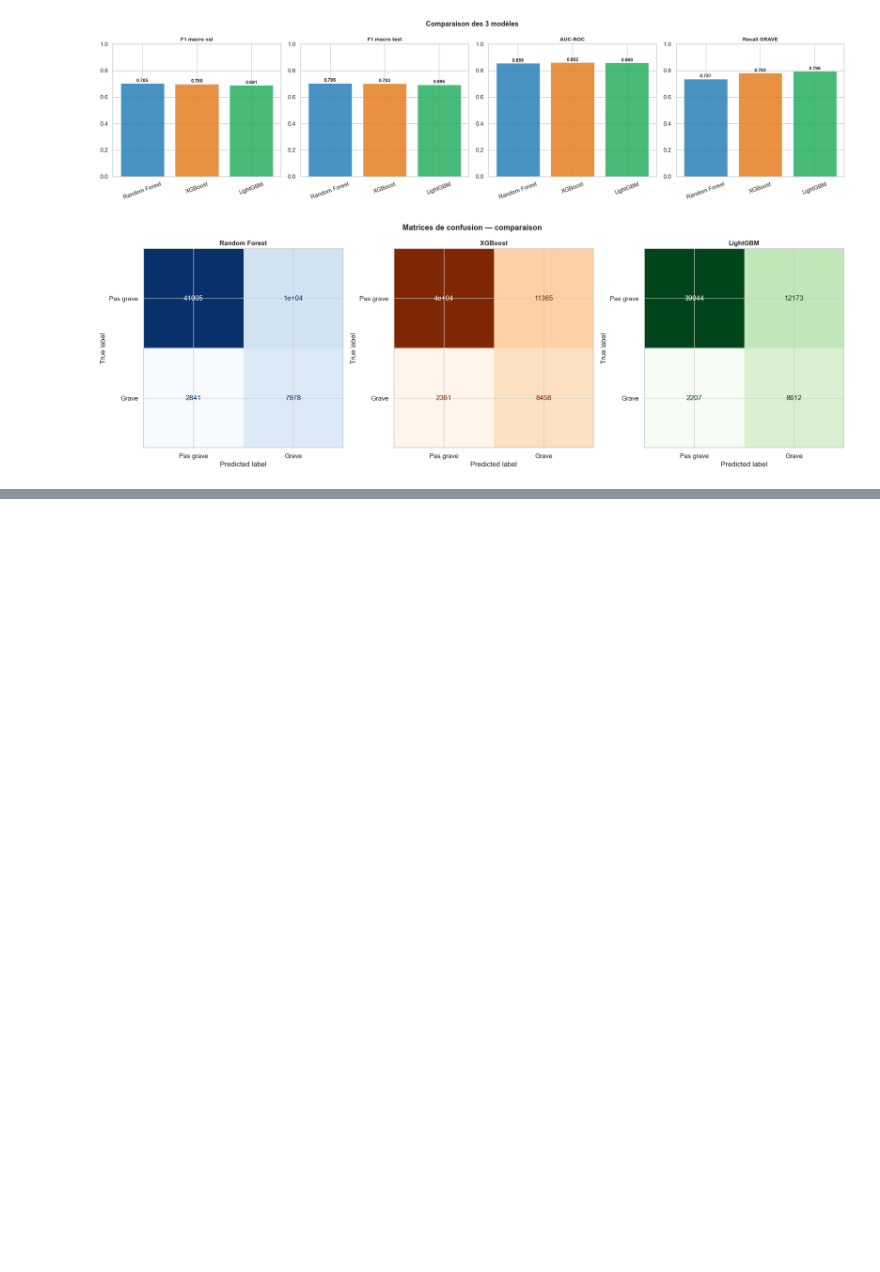
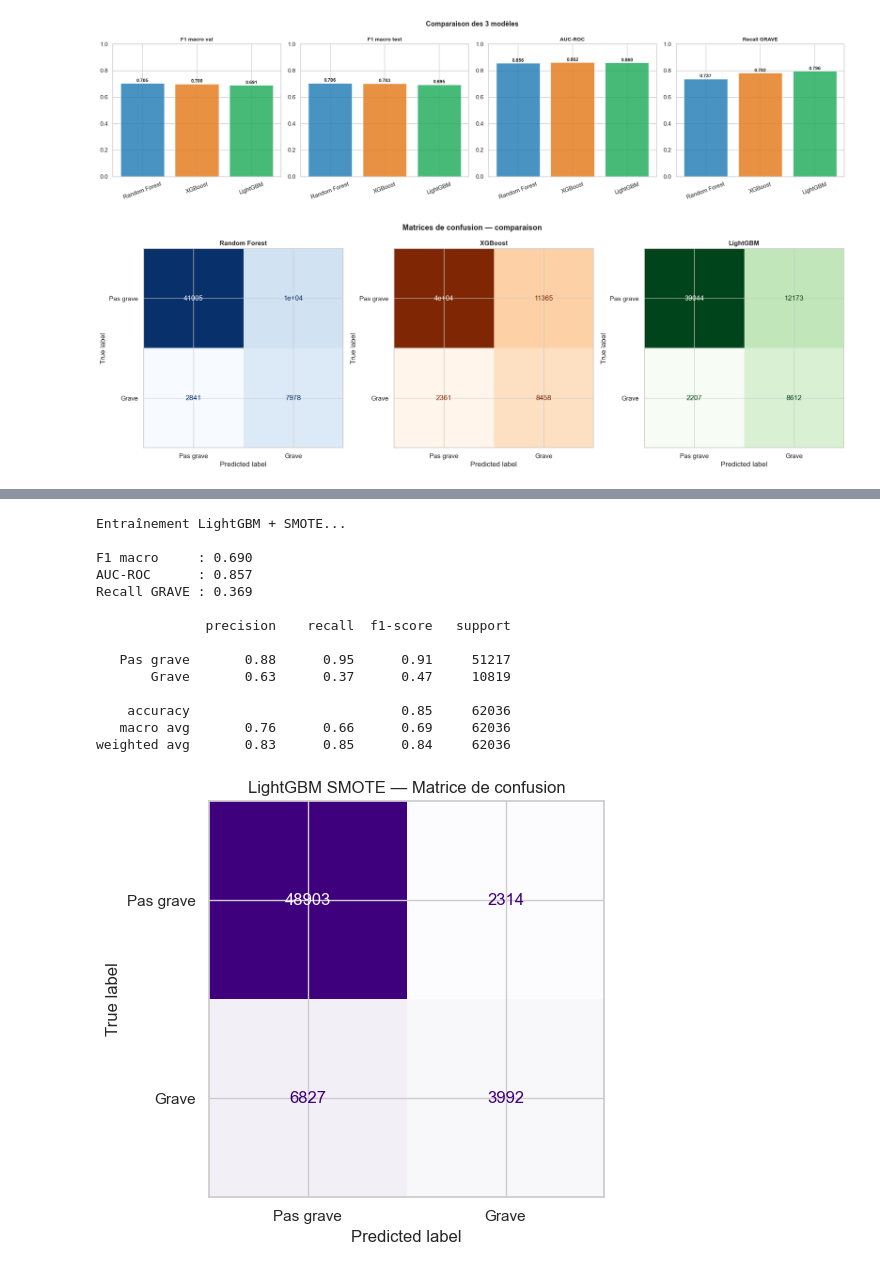
Before and after one commit to Meriem69/Routezone, a Jupyter notebook: notebooks/notebook_04_modelisation.ipynb, the cells around one changed output, grey strips where cells are left out. Drawn from its saved outputs; the diff is of its cells as text; code cells hidden in the pictures; blank space fills up the shorter version.

Commit message:
feat: analyse desequilibre classes (SMOTE + threshold) — seuil 0.5 retenu

```diff
--- a/notebooks/notebook_04_modelisation.ipynb
+++ b/notebooks/notebook_04_modelisation.ipynb
@@ -781,0 +799,15 @@ plt.show()
+# %%
+# Rééquilibrage uniquement sur le train
+smote = SMOTE(random_state=42)
+X_train_sm, y_train_sm = smote.fit_resample(X_train, y_train)
+
+print('Distribution AVANT SMOTE (train) :')
+for val, cnt in sorted(pd.Series(y_train).value_counts().items()):
+    print(f'  {labels[val]:<12} : {cnt:>8,} ({cnt/len(y_train)*100:.1f}%)')
+
+print('\nDistribution APRÈS SMOTE (train) :')
+for val, cnt in sorted(pd.Series(y_train_sm).value_counts().items()):
+    print(f'  {labels[val]:<12} : {cnt:>8,} ({cnt/len(y_train_sm)*100:.1f}%)')
+
+print(f'\nTaille train avant : {len(X_train):,}')
+print(f'Taille train après : {len(X_train_sm):,}')
@@ -781,0 +825,63 @@ plt.show()
+# %%
+with mlflow.start_run(run_name='LightGBM_SMOTE'):
+
+    params_lgbm_smote = {
+        'n_estimators':    200,
+        'max_depth':       10,
+        'learning_rate':   0.1,
+        'num_leaves':      63,
+        'subsample':       0.8,
+        'colsample_bytree':0.8,
+        # Pas de class_weight : SMOTE a déjà rééquilibré le dataset
+        'random_state':    42,
+        'n_jobs':          -1,
+        'verbose':         -1
+    }
+    mlflow.log_params(params_lgbm_smote)
+    mlflow.log_param('resampling', 'SMOTE')
+
+    print('Entraînement LightGBM + SMOTE...')
+    lgbm_smote = LGBMClassifier(**params_lgbm_smote)
+    lgbm_smote.fit(X_train_sm, y_train_sm)
+
+    y_pred_smote  = lgbm_smote.predict(X_test)
+    y_proba_smote = lgbm_smote.predict_proba(X_test)[:, 1]
+
+    f1m_smote    = f1_score(y_test, y_pred_smote, average='macro')
+    auc_smote    = roc_auc_score(y_test, y_proba_smote)
+    recall_smote = recall_score(y_test, y_pred_smote, pos_label=1)
+
+    mlflow.log_metric('f1_macro',     f1m_smote)
+    mlflow.log_metric('auc_roc',      auc_smote)
+    mlflow.log_metric('recall_grave', recall_smote)
+
+    print(f'\nF1 macro     : {f1m_smote:.3f}')
+    print(f'AUC-ROC      : {auc_smote:.3f}')
+    print(f'Recall GRAVE : {recall_smote:.3f}')
+    print()
+    print(classification_report(y_test, y_pred_smote, target_names=['Pas grave', 'Grave']))
+
+    # Matrice de confusion
+    fig, ax = plt.subplots(figsize=(6, 5))
+    cm_smote = confusion_matrix(y_test, y_pred_smote)
+    ConfusionMatrixDisplay(cm_smote, display_labels=labels).plot(ax=ax, cmap='Purples', colorbar=False)
+    ax.set_title('LightGBM SMOTE — Matrice de confusion')
+    plt.tight_layout()
+    plt.savefig('./visualisations/viz_model_smote.png', dpi=150, bbox_inches='tight')
+    plt.show()
+# %% [output]
+Entraînement LightGBM + SMOTE...
+
+F1 macro     : 0.690
+AUC-ROC      : 0.857
+Recall GRAVE : 0.369
+
+              precision    recall  f1-score   support
+
+   Pas grave       0.88      0.95      0.91     51217
+       Grave       0.63      0.37      0.47     10819
+
+    accuracy                           0.85     62036
+   macro avg       0.76      0.66      0.69     62036
+weighted avg       0.83      0.85      0.84     62036
+[figure, added]
```
Also changed, not shown: parts of 21 cells of this notebook, 1 other file.
